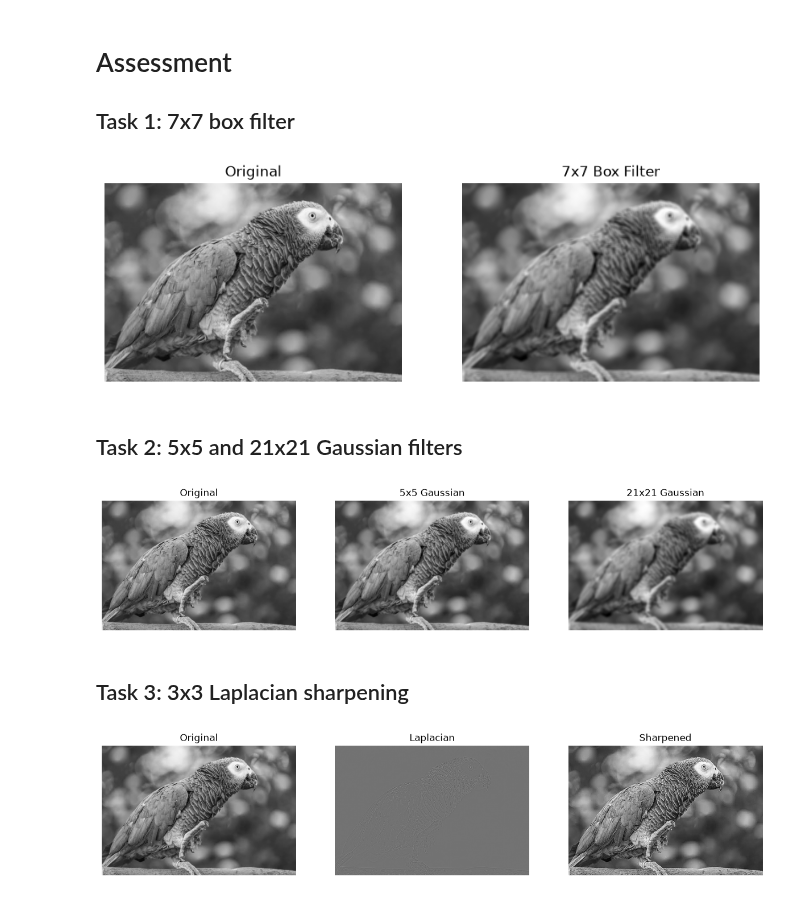
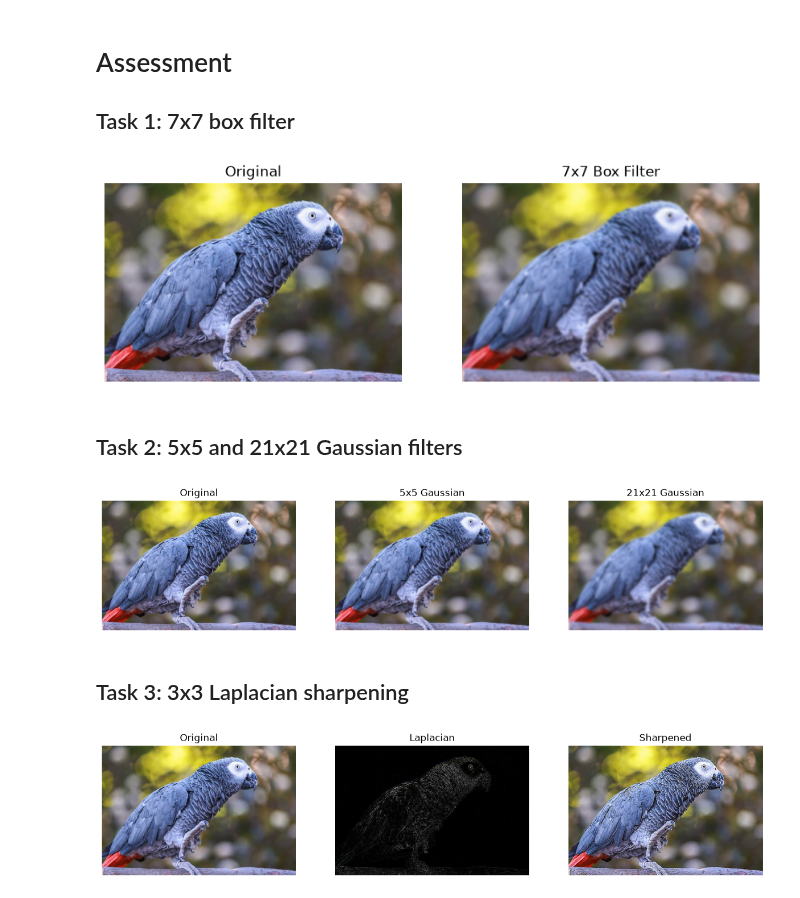
Before and after one commit to Ar3enn/Image-Processing-Labs, a Jupyter notebook: Lab-5/lab5.ipynb, the cells around one changed output. Cells and saved outputs as stored; diff of their text form; code cells hidden in the pictures.

```diff
--- a/Lab-5/lab5.ipynb
+++ b/Lab-5/lab5.ipynb
@@ -32,41 +32,41 @@ plt.show()
 # Assessment
 ## Task 1: 7x7 box filter
 # %%
-gray = cv2.imread('../images/parrot.jpg', cv2.IMREAD_GRAYSCALE)
+ = cv2.cvtColor(cv2.imread('../images/parrot.jpg'), cv2.COLOR_BGR2RGB)
 
 kernel = np.ones((7, 7), np.float32) / 49
-box = cv2.filter2D(gray, -1, kernel)
+box = cv2.filter2D(, -1, kernel)
 
 fig, ax = plt.subplots(1, 2, figsize=(10, 5))
-for a, im, t in zip(ax, (gray, box), ("Original", "7x7 Box Filter")):
-    a.imshow(im, cmap='gray'); a.set_title(t); a.axis("off")
+for a, im, t in zip(ax, (, box), ("Original", "7x7 Box Filter")):
+    a.imshow(np.clip(im, 0, 1) if im.dtype == np.float32 else im); a.set_title(t); a.axis("off")
 plt.show()
 # %% [output]
-[figure, old version]
+[figure, new version]
 # %% [markdown]
 ## Task 2: 5x5 and 21x21 Gaussian filters
 # %%
-g5 = cv2.GaussianBlur(gray, (5, 5), 0)
-g21 = cv2.GaussianBlur(gray, (21, 21), 0)
+g5 = cv2.GaussianBlur(, (5, 5), 0)
+g21 = cv2.GaussianBlur(, (21, 21), 0)
 
 fig, ax = plt.subplots(1, 3, figsize=(15, 5))
-for a, im, t in zip(ax, (gray, g5, g21), ("Original", "5x5 Gaussian", "21x21 Gaussian")):
-    a.imshow(im, cmap='gray'); a.set_title(t); a.axis("off")
+for a, im, t in zip(ax, (, g5, g21), ("Original", "5x5 Gaussian", "21x21 Gaussian")):
+    a.imshow(np.clip(im, 0, 1) if im.dtype == np.float32 else im); a.set_title(t); a.axis("off")
 plt.show()
 # %% [output]
-[figure, old version]
+[figure, new version]
 # %% [markdown]
 ## Task 3: 3x3 Laplacian sharpening
 # %%
-image = cv2.imread('../images/parrot.jpg', cv2.IMREAD_GRAYSCALE)
+image = cv2.cvtColor(cv2.imread('../images/parrot.jpg'), cv2.COLOR_BGR2RGB)
 image_float = image.astype(np.float32) / 255.0
 
 laplacian = cv2.Laplacian(image_float, cv2.CV_32F, ksize=1)   # ksize=1 is the 3x3 Laplacian kernel
 sharpened = np.clip(image_float - laplacian, 0, 1)
 
 fig, ax = plt.subplots(1, 3, figsize=(15, 5))
 for a, im, t in zip(ax, (image_float, laplacian, sharpened), ("Original", "Laplacian", "Sharpened")):
-    a.imshow(im, cmap='gray'); a.set_title(t); a.axis("off")
+    a.imshow(np.clip(im, 0, 1) if im.dtype == np.float32 else im); a.set_title(t); a.axis("off")
 plt.show()
 # %% [output]
-[figure, old version]
+[figure, new version]
```
Also changed, not shown: 1 other file.
